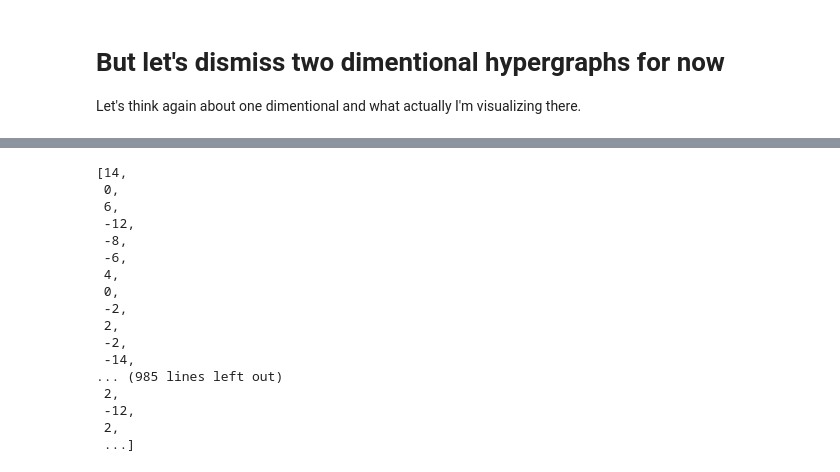
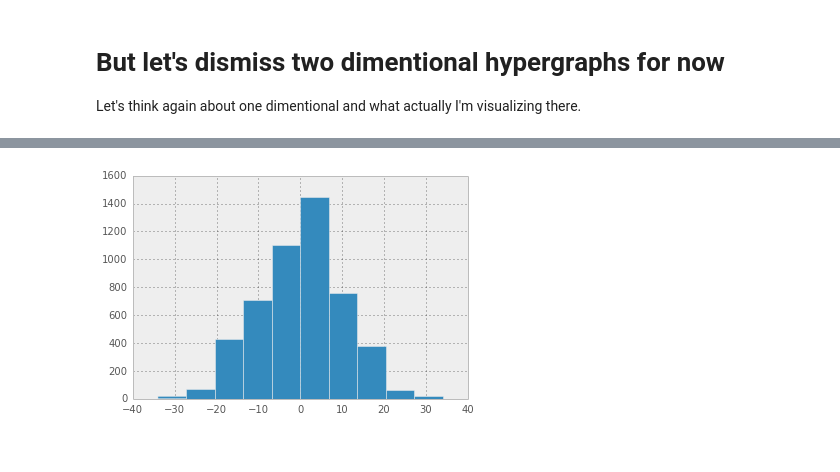
Before and after one commit to ilonajulczuk/hypergraph, a Jupyter notebook: notebooks/Random Walks.ipynb, the cells around one changed output, grey strips where cells are left out. Saved outputs shown, nothing was run; the diff lists cells and outputs as text; code cells hidden in the pictures.

```diff
--- a/notebooks/Random Walks.ipynb
+++ b/notebooks/Random Walks.ipynb
@@ -621,23 +594,10 @@ plt.plot(range(260), ss.nbinom.pmf(range(260), np.round(P2[0]), P2[1], np.round(
-# %%
-all_ys
-# %% [output]
-[14,
- 0,
- 6,
- -12,
- -8,
- -6,
- 4,
- 0,
- -2,
- 2,
- -2,
- -14,
-... (985 lines left out)
- 2,
- -12,
- 2,
- ...]
+# %%
+new_ys = np.array(all_ys)
+plt.hist(new_ys)
+N = 100
+new_ys += N
+# %% [output]
+[figure, added]
 # %%
 import scipy.stats as ss
 import scipy.optimize as so
```
Also changed, not shown: parts of 10 cells of this notebook.
